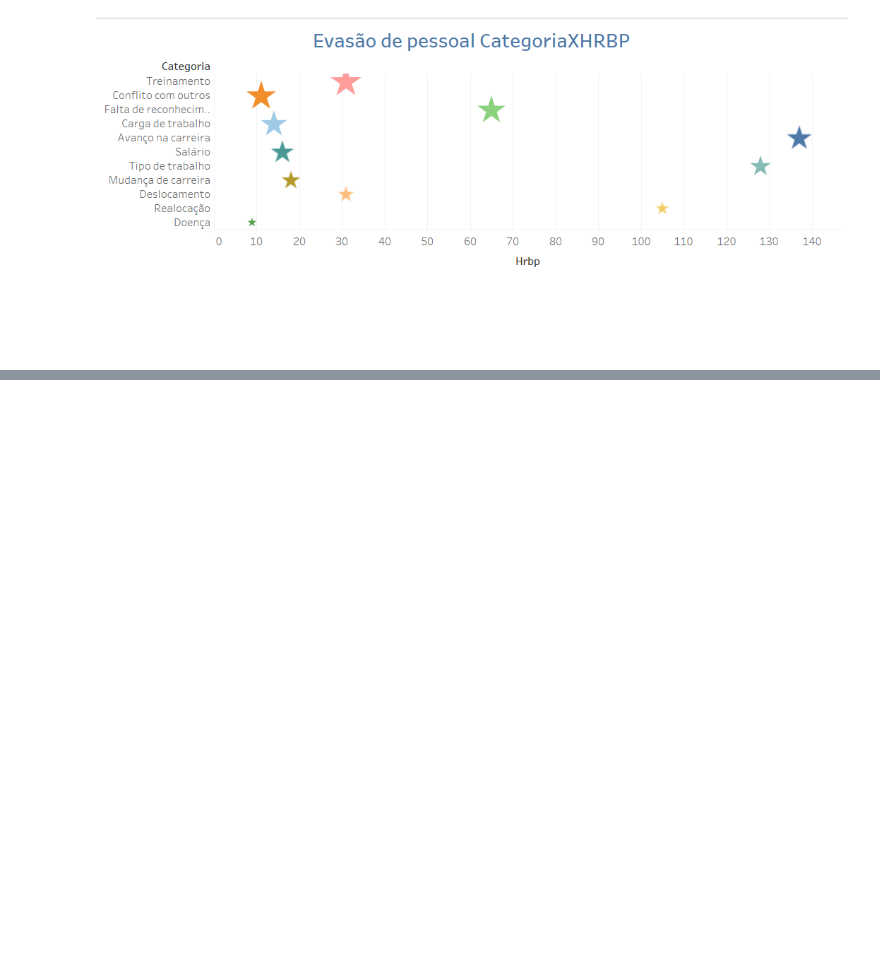
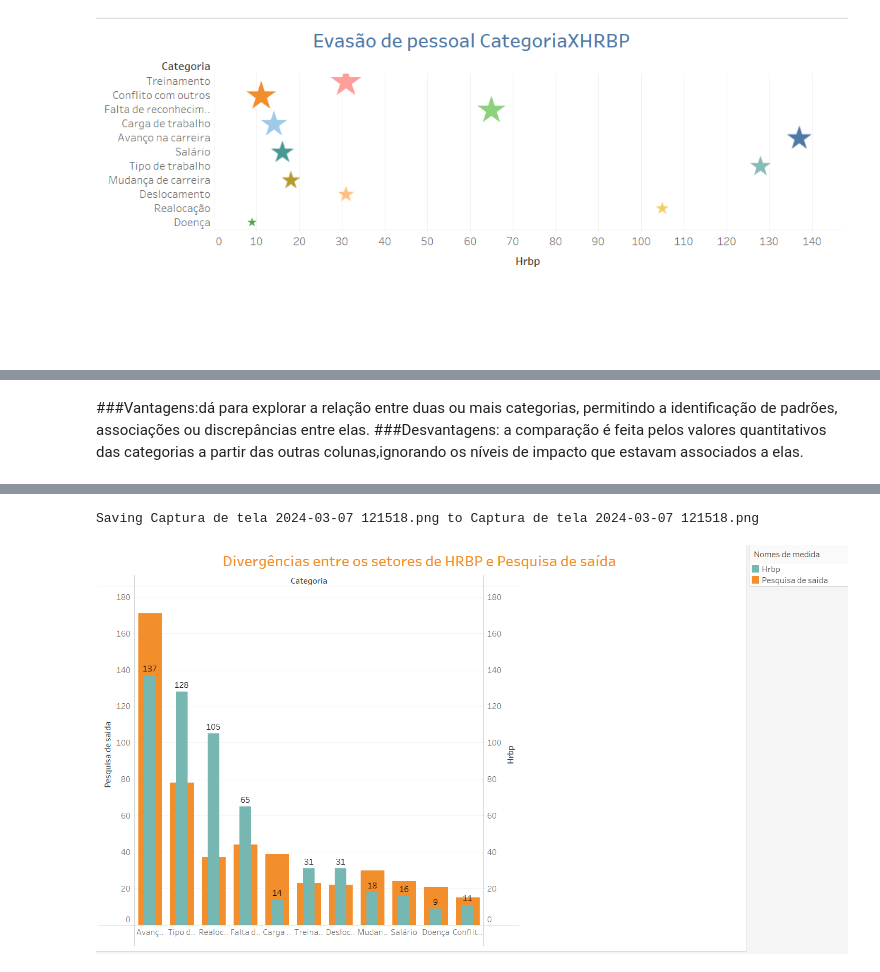
Before and after one commit to estrela1921/Projeto-individual-modulo5, a Jupyter notebook: individual_m5.ipynb, the cells around one changed output, grey strips where cells are left out. Cells and saved outputs as stored; diff of their text form; code cells hidden in the pictures; blank space fills up the shorter version.

```diff
--- a/individual_m5.ipynb
+++ b/individual_m5.ipynb
@@ -137,0 +153,13 @@ Saving Captura de tela 2024-03-07 114215.png to Captura de tela 2024-03-07 11421
+# %% [markdown]
+###Vantagens:dá para explorar a relação entre duas ou mais categorias, permitindo a identificação de padrões, associações ou discrepâncias entre elas.
+###Desvantagens: a comparação é feita pelos valores quantitativos das categorias a partir das outras colunas,ignorando os níveis de impacto que estavam associados a elas.
+# %%
+from google.colab import files
+from IPython.display import Image
+
+# Faça o upload da imagem
+uploaded = files.upload()
+# Exiba a imagem
+for filename in uploaded.keys():
+    display(Image(filename=filename))
+# %% [output]
@@ -137,0 +167,2 @@ Saving Captura de tela 2024-03-07 114215.png to Captura de tela 2024-03-07 11421
+Saving Captura de tela 2024-03-07 121518.png to Captura de tela 2024-03-07 121518.png
+[figure, added]
```
Also changed, not shown: parts of 6 cells of this notebook.
